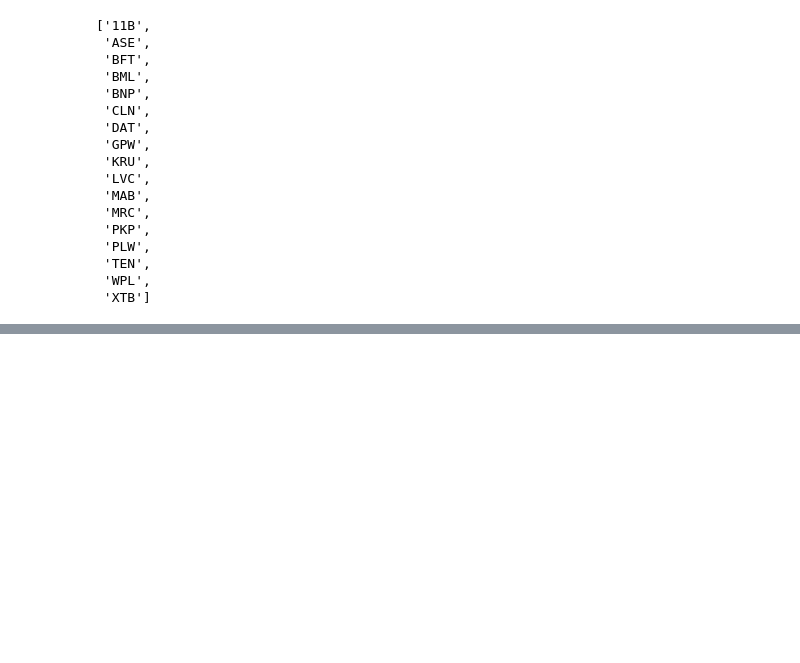
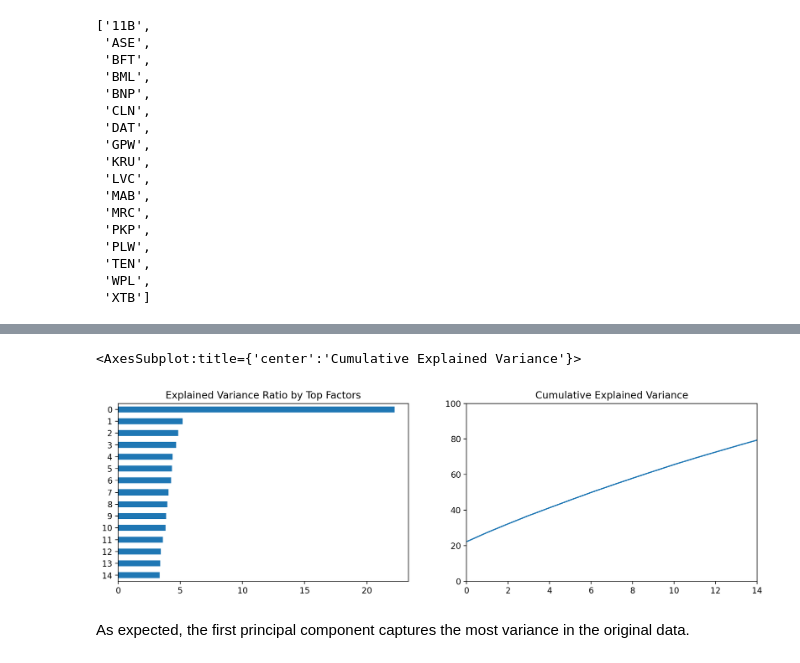
Before and after one commit to JanuszPXYZ/PortfolioMgmtStooqGPW, a Jupyter notebook: mWig40-PortfolioManagement.ipynb, the cells around one changed output, grey strips where cells are left out. Saved outputs shown, nothing was run; the diff lists cells and outputs as text; code cells hidden in the pictures; blank space fills up the shorter version.

```diff
--- a/mWig40-PortfolioManagement.ipynb
+++ b/mWig40-PortfolioManagement.ipynb
@@ -110,0 +170,11 @@ drop_list
+# %%
+# Splitting the data into training and test sets
+split_size = int(len(rescaledDataset * 0.8))
+X_train = rescaledDataset[:split_size]
+X_test = rescaledDataset[split_size:]
+
+X_train_raw = datareturns[:split_size]
+X_test_raw = datareturns[split_size:]
+
+stock_tickers = rescaledDataset.columns.values
+no_of_tickers = len(stock_tickers)
@@ -110,0 +183,3 @@ drop_list
+# %%
+pca = PCA()
+prcpcomponents = pca.fit(X_train)
@@ -110,0 +191,15 @@ drop_list
+# %%
+# Let's pick 15 eigenvalues
+num_eigenvalues = 15
+
+fig, ax = plt.subplots(ncols = 2, figsize = (14, 4))
+explainedVariance = pd.Series(pca.explained_variance_ratio_[:num_eigenvalues]).sort_values() * 100
+cumulativeVariance = pd.Series(pca.explained_variance_ratio_[:num_eigenvalues]).cumsum() * 100
+
+explainedVariance.plot.barh(title = "Explained Variance Ratio by Top Factors", ax = ax[0])
+cumulativeVariance.plot(ylim = (0,100), xlim = (0,14), ax = ax[1], title = "Cumulative Explained Variance")
+# %% [output]
+<AxesSubplot:title={'center':'Cumulative Explained Variance'}>
+[figure, added]
+# %% [markdown]
+As expected, the first principal component captures the most variance in the original data.
```
Also changed, not shown: parts of 34 cells of this notebook.
